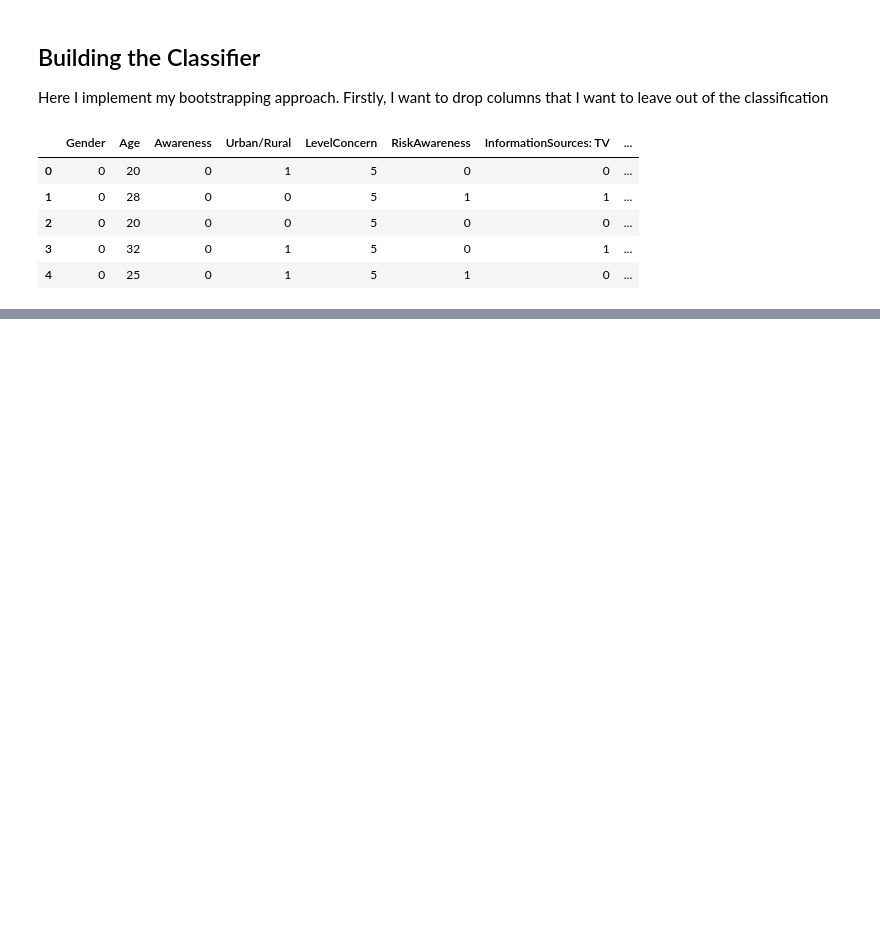
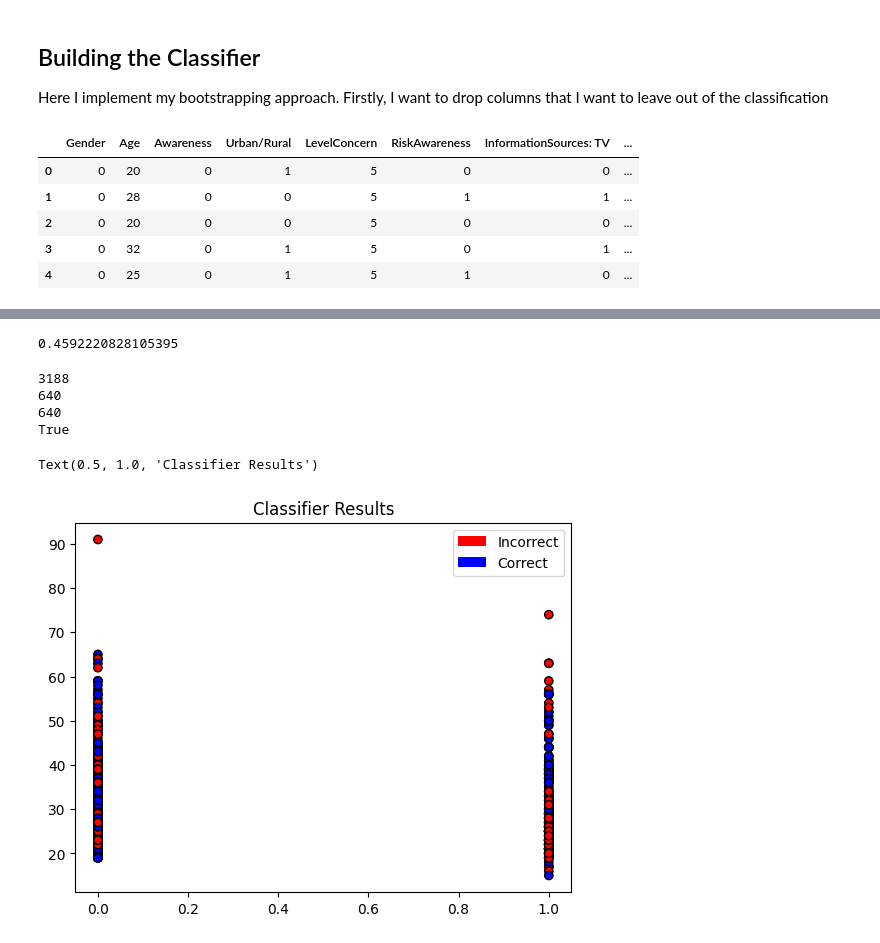
Before and after one commit to kylermintah/COVID-19-Africa, a Jupyter notebook: EDA.ipynb, the cells around one changed output, grey strips where cells are left out. Saved outputs shown, nothing was run; the diff lists cells and outputs as text; code cells hidden in the pictures; blank space fills up the shorter version.

```diff
--- a/EDA.ipynb
+++ b/EDA.ipynb
@@ -615,7 +743,7 @@ africa_df.rename( columns={'PreventativeMeasures: Avoiding public places':'PM:Av
 
 cleanup_nums = {"NonEssentialItems":     {"Decreased": 0, "No change": 1, "Increased":2},
                 "HandWashing": {"More than 5 times": 3, "3-5 times": 2, "1-2 times": 1, "0 times": 0},
-                "HandWashing": {'Go to hospital': 3, 'Stay home': 2, 'Not sure': 1, 'Go to doctor': 0},
+                "HealthBehavior": {'Go to hospital': 3, 'Stay home': 2, 'Not sure': 1, 'Go to doctor': 0},
                 "Tested":     {"Yes - tested positive": 1, "Yes - tested negative": 0, "No":-1,"Not sure":-2}} #"Tested" will be our target for ML classifier
 
 africa_df.replace(cleanup_nums, inplace=True)
@@ -666,6 +815,6 @@ africa_df.head()
 # %%
 # Split-out validation dataset
-	array = africa_df.values
+	array = covid_test_df.values
 	X = array[:,0:len(array)-2]
 	Y = array[:,6]
 	validation_size = 0.20
@@ -678,7 +827,7 @@ africa_df.head()
 
 	# Spot Check Algorithms
 	models = []
-	models.append(('LR', LogisticRegression(solver='liblinear', multi_class='ovr')))
+	models.append(('LR', LogisticRegression(solver='liblinear', multi_class='ovr', max_iter=500)))
 	models.append(('LDA', LinearDiscriminantAnalysis()))
 	models.append(('KNN', KNeighborsClassifier()))
 	models.append(('CART', DecisionTreeClassifier()))
@@ -697,10 +846,12 @@ africa_df.head()
 
 
 	for name, model in models:
-		kfold = model_selection.KFold(n_splits=10, random_state=seed)
+		kfold = model_selection.KFold(n_splits=5, random_state=seed)
 		cv_results = model_selection.cross_val_score(model, X_train, Y_train, cv=kfold, scoring=scoring)
 		results.append(cv_results)
 		names.append(name)
+		ax.scatter(X_train[:, 0], X_train[:, 1], c=Y_train, cmap=cm_bright,
+               edgecolors='k')
 
 		msg = "%s: %f (%f)" % (name, cv_results.mean(), cv_results.std())
 
@@ -714,14 +865,4 @@ africa_df.head()
 			maxIndex = index
 
 		index = index + 1
-
-	# Make predictions on validation dataset and on user input
-
-	runningModel = models[maxIndex][1]
-	print(runningModel)
-	runningModel.fit(X_train, Y_train)
-	predictions_test = runningModel.predict(X_validation)
-	prediction_input = [user_content_array]
-	prediction_return = runningModel.predict(prediction_input)
-	print(str(prediction_return[0])+','+str(max))
 # %% [output]
@@ -755,0 +903,12 @@ ValueError: ignored
+# %%
+	# Make predictions on validation dataset and on user input
+
+runningModel = models[5][1] #Selecting SVM/SVC
+print(runningModel)
+runningModel.fit(X_train, Y_train)
+predictions_test = runningModel.predict(X_validation)
+prediction_input = no_covid_test_df
+prediction_return = runningModel.predict(prediction_input)
+print(str(prediction_return)+','+str(max))
+results_df = pd.DataFrame(prediction_return)
+print(results_df.sum())
@@ -755,0 +923,23 @@ ValueError: ignored
+# %%
+1464/3188
+# %% [output]
+0.4592220828105395
+# %%
+print(len(prediction_input))
+
+print(len(X_train))
+print(len(Y_train))
+print(len(prediction_return) == len(prediction_input))
+plt.scatter(X_train[:, 0], X_train[:, 1], c=Y_train, cmap=cm_bright,
+               edgecolors='k')
+colors = ['red', 'blue']
+score = runningModel.score(X = prediction_input,y = prediction_return)
+plt.legend(patches, ["Incorrect", "Correct"], loc="best")
+plt.title('Classifier Results')
+# %% [output]
+3188
+640
+640
+True
+Text(0.5, 1.0, 'Classifier Results')
+[figure, added]
```
Also changed, not shown: parts of 29 cells of this notebook.
